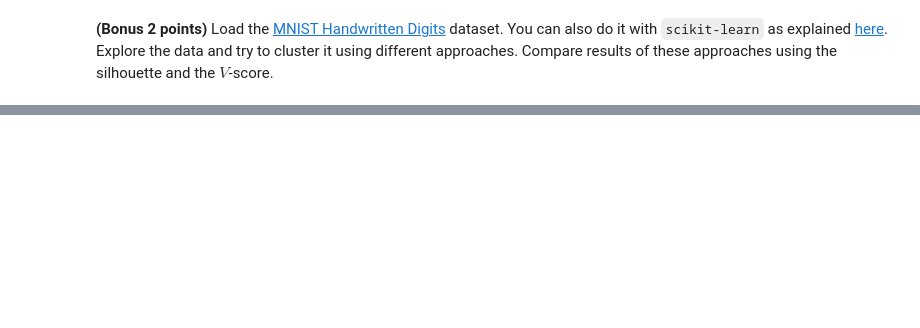
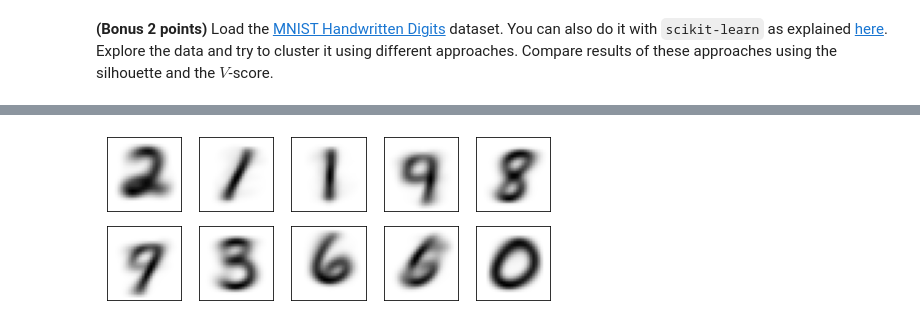
Before and after one commit to TatyanaMardvilko/8_clustering, a Jupyter notebook: clustering.ipynb, the cells around one changed output, grey strips where cells are left out. Cells and saved outputs as stored; diff of their text form; code cells hidden in the pictures; blank space fills up the shorter version.

```diff
--- a/clustering.ipynb
+++ b/clustering.ipynb
@@ -509,0 +558,8 @@ Write in free form what conclusions you made after completing this assignment. A
+# %%
+fig, ax = plt.subplots(2, 5, figsize=(8, 3))
+images_center = kmeans_data.cluster_centers_.reshape(10, 28, 28)
+for axi, image in zip(ax.flat, images_center):
+    axi.set(xticks=[], yticks=[])
+    axi.imshow(image, cmap=plt.cm.binary)
+# %% [output]
+[figure, added]
```
Also changed, not shown: parts of 30 cells of this notebook.
